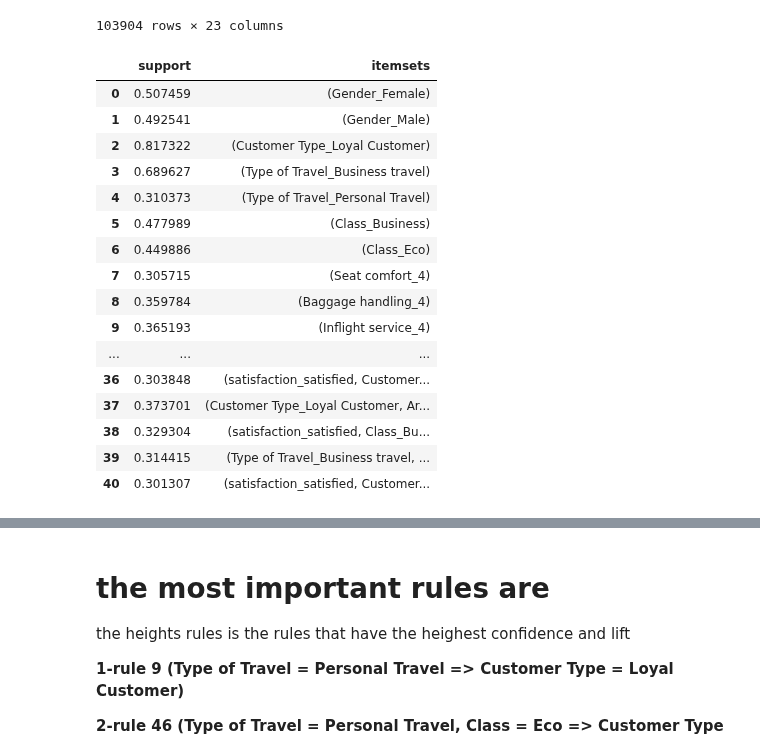
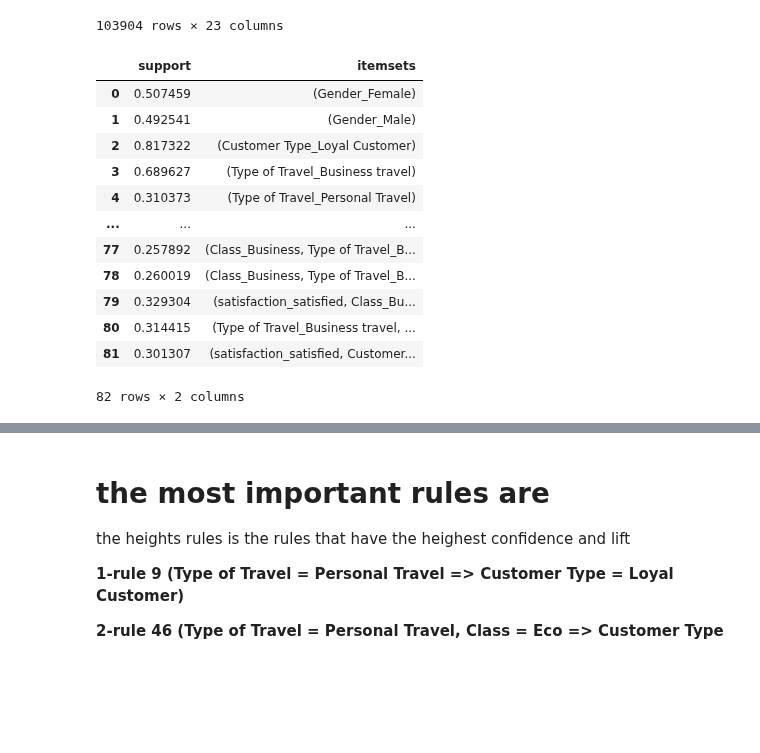
Before and after one commit to norhanreda/Air-line-passenger-satisfaction, a Jupyter notebook: models/aprori.ipynb, the cells around one changed output, grey strips where cells are left out. Saved outputs shown, nothing was run; the diff lists cells and outputs as text; code cells hidden in the pictures; blank space fills up the shorter version.

```diff
--- a/models/aprori.ipynb
+++ b/models/aprori.ipynb
@@ -38,32 +38,28 @@ Test data shape: (25976, 25)
 # %%
 for i in X.columns:
     X[i] = X[i].astype('str')
 
 # change the categorical data to one hot encoded different columns
 # as the apriori algorithm takes only numerical data
 train_encoded = pd.get_dummies(X)
 
-frequent_itemsets = apriori(train_encoded, min_support=0.3, use_colnames=True)
+frequent_itemsets = apriori(train_encoded, min_support=0.25, use_colnames=True)
 
 frequent_itemsets
 # %% [output]
 |  | support | itemsets |
 | 0 | 0.507459 | (Gender_Female) |
 | 1 | 0.492541 | (Gender_Male) |
 | 2 | 0.817322 | (Customer Type_Loyal Customer) |
 | 3 | 0.689627 | (Type of Travel_Business travel) |
 | 4 | 0.310373 | (Type of Travel_Personal Travel) |
-| 5 | 0.477989 | (Class_Business) |
-| 6 | 0.449886 | (Class_Eco) |
-| 7 | 0.305715 | (Seat comfort_4) |
-| 8 | 0.359784 | (Baggage handling_4) |
-| 9 | 0.365193 | (Inflight service_4) |
 | ... | ... | ... |
-| 36 | 0.303848 | (satisfaction_satisfied, Customer... |
-| 37 | 0.373701 | (Customer Type_Loyal Customer, Ar... |
-| 38 | 0.329304 | (satisfaction_satisfied, Class_Bu... |
-| 39 | 0.314415 | (Type of Travel_Business travel, ... |
-| 40 | 0.301307 | (satisfaction_satisfied, Customer... |
+| 77 | 0.257892 | (Class_Business, Type of Travel_B... |
+| 78 | 0.260019 | (Class_Business, Type of Travel_B... |
+| 79 | 0.329304 | (satisfaction_satisfied, Class_Bu... |
+| 80 | 0.314415 | (Type of Travel_Business travel, ... |
+| 81 | 0.301307 | (satisfaction_satisfied, Customer... |
+82 rows × 2 columns
 # %%
 rules_df = association_rules(frequent_itemsets, metric="lift", min_threshold=1)
 rules_df
```
Also changed, not shown: parts of 5 cells of this notebook.
